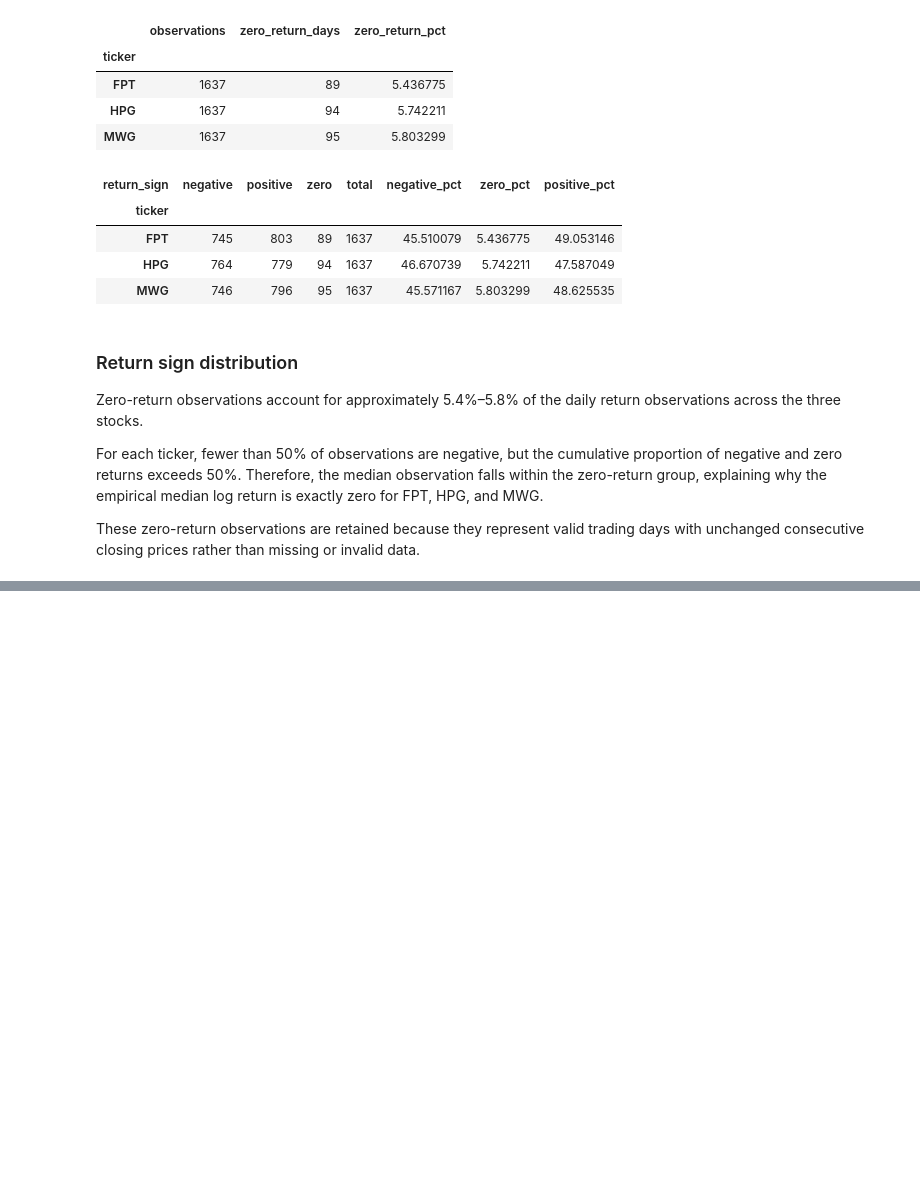
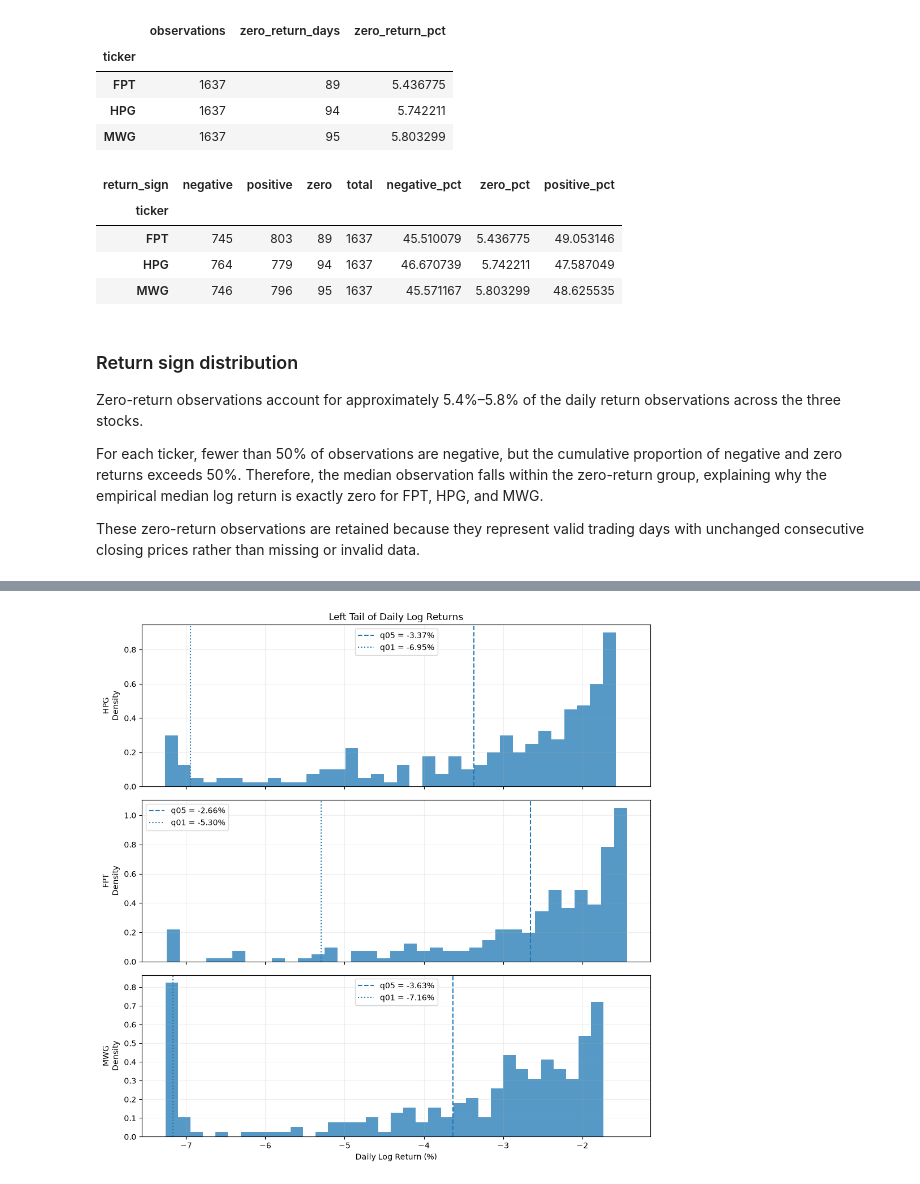
Before and after one commit to hthregx/portfolio-var-risk-system, a Jupyter notebook: notebooks/01_eda.ipynb, the cells around one changed output, grey strips where cells are left out. Cells and saved outputs as stored; diff of their text form; code cells hidden in the pictures; blank space fills up the shorter version.

```diff
--- a/notebooks/01_eda.ipynb
+++ b/notebooks/01_eda.ipynb
@@ -932,0 +1745,88 @@ These zero-return observations are retained because they represent valid trading
+# %%
+fig, axes = plt.subplots(
+    nrows=3,
+    ncols=1,
+    figsize=(10, 10),
+    sharex=True,
+)
+
+for ax, ticker in zip(
+    axes,
+    TICKERS,
+):
+    ticker_returns = (
+        returns_data
+        .loc[
+            returns_data["ticker"] == ticker,
+            "log_return",
+        ]
+        .dropna()
+        * 100
+    )
+
+    q01 = ticker_returns.quantile(0.01)
+    q05 = ticker_returns.quantile(0.05)
+
+    left_plot_limit = (
+        ticker_returns.quantile(0.15)
+    )
+
+    plotted_returns = ticker_returns[
+        ticker_returns <= left_plot_limit
+    ]
+
+    ax.hist(
+        plotted_returns,
+        bins=35,
+        density=True,
+        alpha=0.75,
+    )
+
+    ax.axvline(
+        q05,
+        linestyle="--",
+        linewidth=1.5,
+        label=f"q05 = {q05:.2f}%",
+    )
+
+    ax.axvline(
+        q01,
+        linestyle=":",
+        linewidth=1.5,
+        label=f"q01 = {q01:.2f}%",
+    )
+
+    ax.set_ylabel(
+        f"{ticker}\nDensity"
+    )
+
+    ax.legend()
+    ax.grid(alpha=0.2)
+
+
+axes[0].set_title(
+    "Left Tail of Daily Log Returns"
+)
+
+axes[-1].set_xlabel(
+    "Daily Log Return (%)"
+)
+
+fig.tight_layout()
+
+left_tail_path = (
+    FIGURE_DIR
+    / "08_left_tail_returns.png"
+)
+
+fig.savefig(
+    left_tail_path,
+    dpi=300,
+    bbox_inches="tight",
+)
+
+plt.show()
+
+print("Đã lưu:", left_tail_path)
+# %% [output]
+[figure, added]
```
Also changed, not shown: parts of 40 cells of this notebook.
